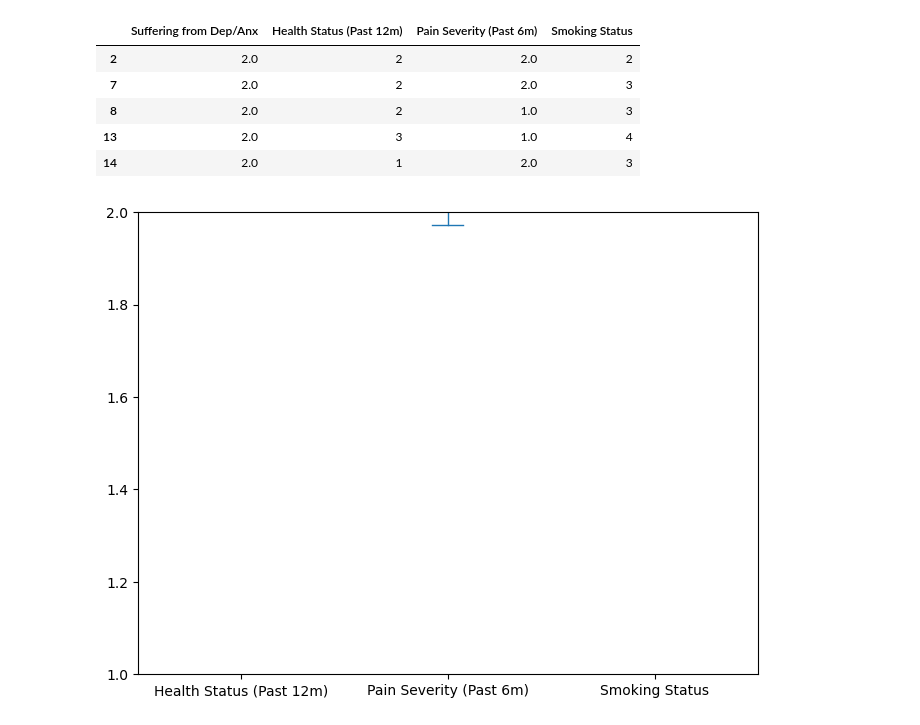
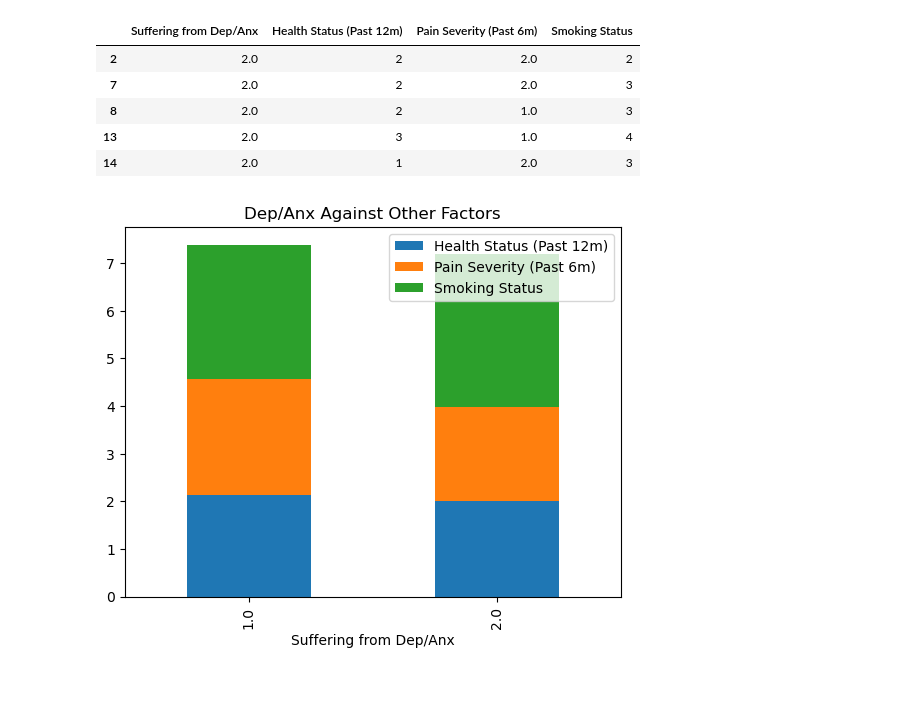
Before and after one commit to ShipraGupta16/Project_1, a Jupyter notebook: cdc_codes2.ipynb, the cells around one changed output. Drawn from its saved outputs; the diff is of its cells as text; code cells hidden in the pictures; blank space fills up the shorter version.

Commit message:
Added stacked bar

```diff
--- a/cdc_codes2.ipynb
+++ b/cdc_codes2.ipynb
@@ -152,10 +155,8 @@ selected_col.head()
 | 13 | 2.0 | 3 | 1.0 | 4 |
 | 14 | 2.0 | 1 | 2.0 | 3 |
 # %%
-# Finding correlation between depression and health status, pain, and smoking
-selected_col.groupby("Suffering from Dep/Anx").mean().plot.box(figsize=(8,6), ylim=(1,2))
-
-# Save the figure
-plt.savefig("resources/Fig1.png")
+# Depressed vs undepressed in relation to other factors
+selected_col.groupby("Suffering from Dep/Anx").mean().plot.bar(stacked=True, title="Dep/Anx Against Other Factors")
+plt.savefig("resources/Fig2.png")
 # %% [output]
-[figure, old version]
+[figure, new version]
```
Also changed, not shown: parts of 1 cell of this notebook, 1 other file.
